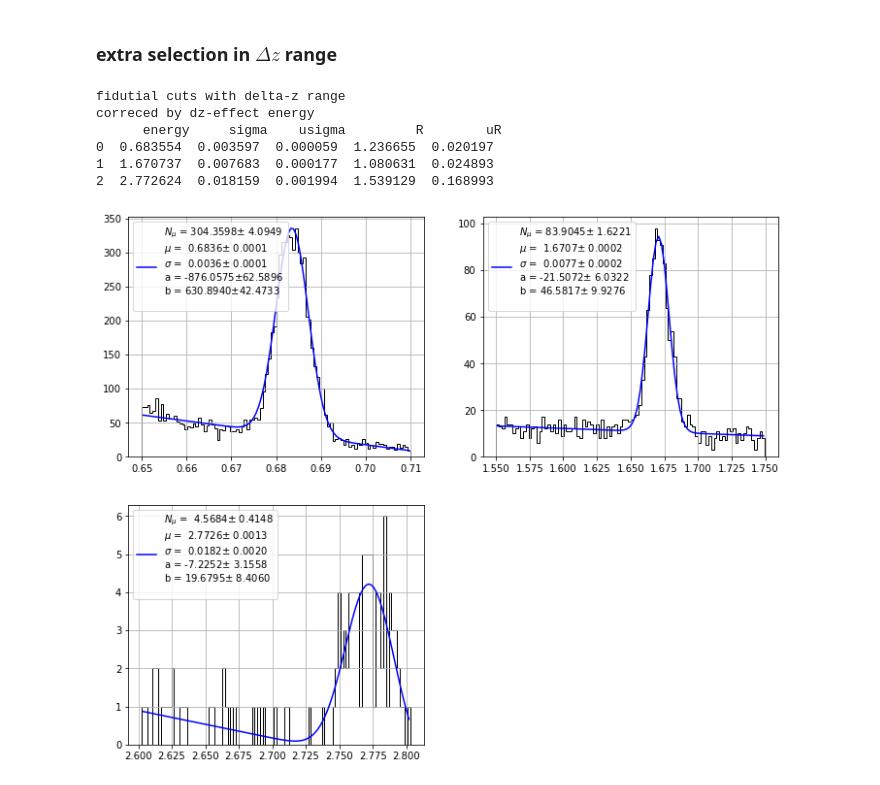
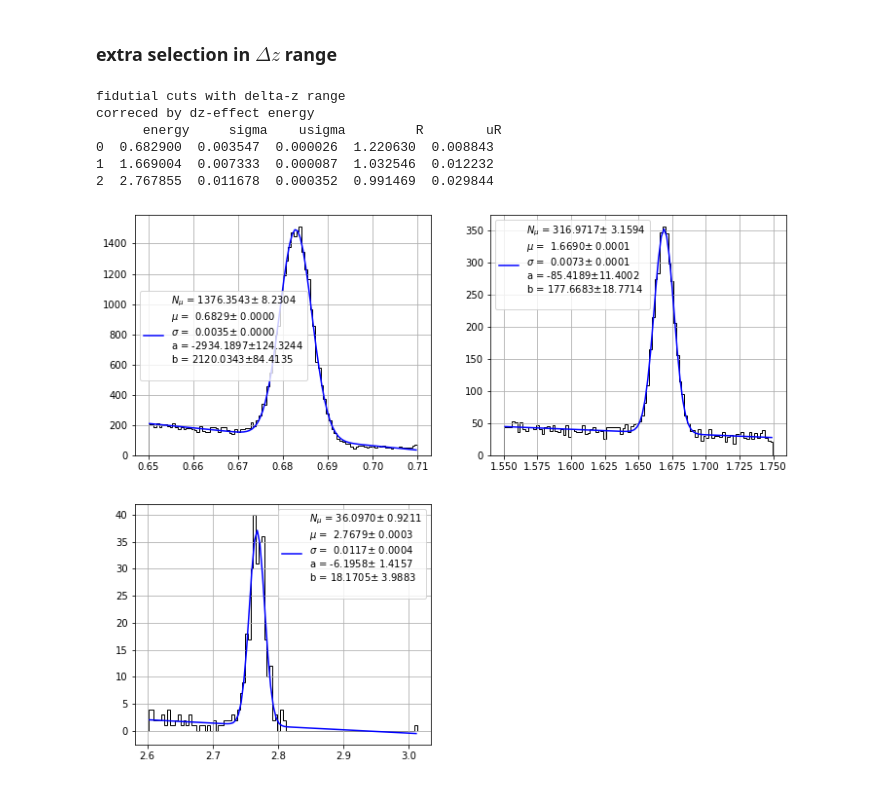
Before and after one commit to jahernando/ICAROSNB, a Jupyter notebook: JAH/bes/energy_resolution.ipynb, the cells around one changed output. Cells and saved outputs as stored; diff of their text form; code cells hidden in the pictures.

```diff
--- a/JAH/bes/energy_resolution.ipynb
+++ b/JAH/bes/energy_resolution.ipynb
@@ -33,5 +35,6 @@ print(' Last revision ', time.asctime())
 # %%
-datadir    = f"/data_extra2/jrenner/analysis/NEW"
-run_number = str(8180)
-filename   = datadir + f'/{run_number}' + f'/hdf5/cdst/trigger2/cdst_combined_{run_number}' + '.h5'
-print('data filename: ', filename)
+def get_filename(run_number):
+    datadir    = f"/data_extra2/jrenner/analysis/NEW"
+    run_number = str(run_number)
+    filename   = datadir + f'/{run_number}' + f'/hdf5/cdst/trigger2/cdst_combined_{run_number}' + '.h5'
+    return filename
@@ -40,2 +40,0 @@ data filename:  /data_extra2/jrenner/analysis/NEW/8180/hdf5/cdst/trigger2/cdst_c
-# %%
-dfe, dfs, dft = bes.load_dfs(filename)
@@ -78,0 +41,4 @@ print(list(dft.columns))
+# %%
+runs      = [8182, 8183, 8184]
+filenames = [get_filename(run) for run in runs]
+dft       = bes.get_dft(filenames)
@@ -94,0 +51,8 @@ tsels['dz_ph'] = (dft.dz_track > 35.) & (dft.dz_track < 130.)
+# %%
+ranges     = bes.get_ranges()
+print([(key, ranges[key]) for key in ranges.keys()])
+
+selections = bes.get_selections(dft, ranges)
+print(selections.keys())
+
+selections['fidutial'] = selections.logical_and('numb_of_tracks.one', 'energy', 'z_min', 'z_max', 'r_max')
@@ -181,22 +150,22 @@ plt.xlabel('Energy (MeV)'); plt.legend(); plt.ylabel('FWHM (%)');
 # %% [markdown]
 ### extra selection in $\Delta z$ range
 # %%
-xsels = (tsels.logical_and('fidutial', 'dz_cs'),
-         tsels.logical_and('fidutial', 'dz_ds'),
-         tsels.logical_and('fidutial', 'dz_ph'))
-xranges = [ranges['ene_cs'], ranges['ene_ds'], (2.6, 3.2)]
-xpars0  = ((65.,  0.7, 0.01,  553., 1.9), (65.,  1.65, 0.013,  553., 1.9), (10.,  2.75, 0.01,  -5, 13.))
+xsels = (selections.logical_and('fidutial', 'dz_track.cs'),
+         selections.logical_and('fidutial', 'dz_track.ds'),
+         selections.logical_and('fidutial', 'dz_track.ph'))
+xranges = [ranges['enecor.cs'], ranges['enecor.ds'], (2.6, 3.2)]
+xpars0  = ((65.,  0.7, 0.01,  553., 1.9), (10.,  1.65, 0.013,  1., 50), (10.,  2.75, 0.01,  1., 10.))
 dfenes1 = plt_energies_fit(dft.enecor, xranges, xpars0, xsels)
 print('fidutial cuts with delta-z range')
 print('correced by dz-effect energy \n', dfenes1)
 # %% [output]
 fidutial cuts with delta-z range
 correced by dz-effect energy
       energy     sigma    usigma         R        uR
-0  0.683554  0.003597  0.000059  1.236655  0.020197
-1  1.670737  0.007683  0.000177  1.080631  0.024893
-2  2.772624  0.018159  0.001994  1.539129  0.168993
+0  0.682900  0.003547  0.000026  1.220630  0.008843
+1  1.669004  0.007333  0.000087  1.032546  0.012232
+2  2.767855  0.011678  0.000352  0.991469  0.029844
-[figure, old version]
+[figure, new version]
 # %%
 plt.errorbar(dfenes0.energy, dfenes0.R, yerr = dfenes0.uR,
              marker = 'o',  ls = '', label = 'energy');
```
Also changed, not shown: parts of 17 cells of this notebook, 1 other file.
